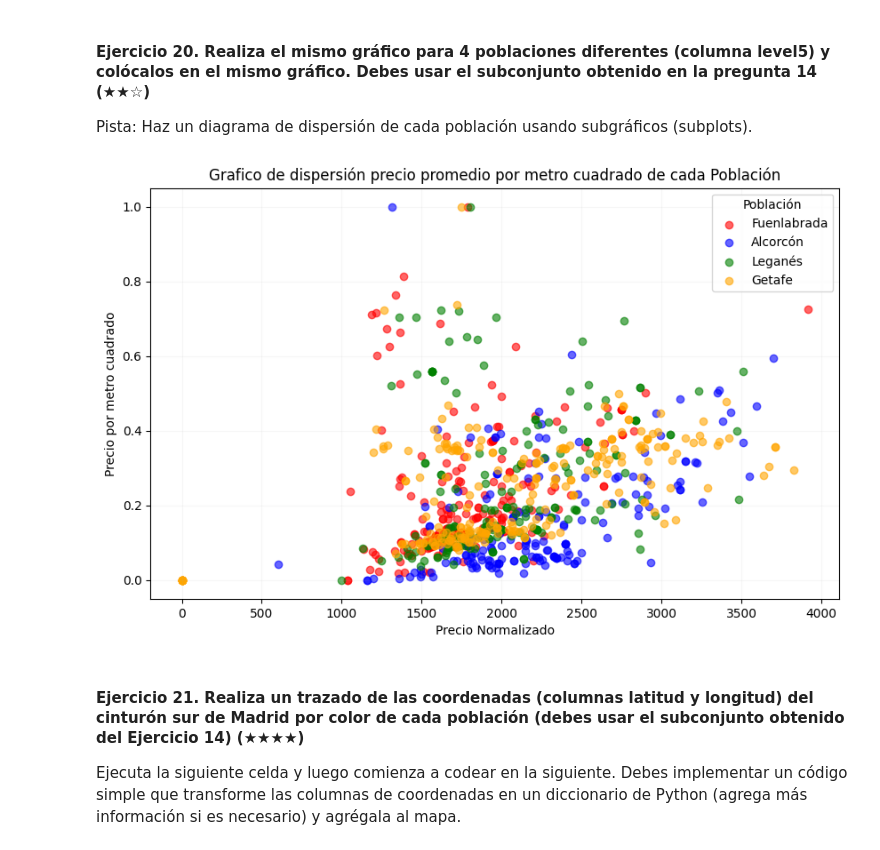
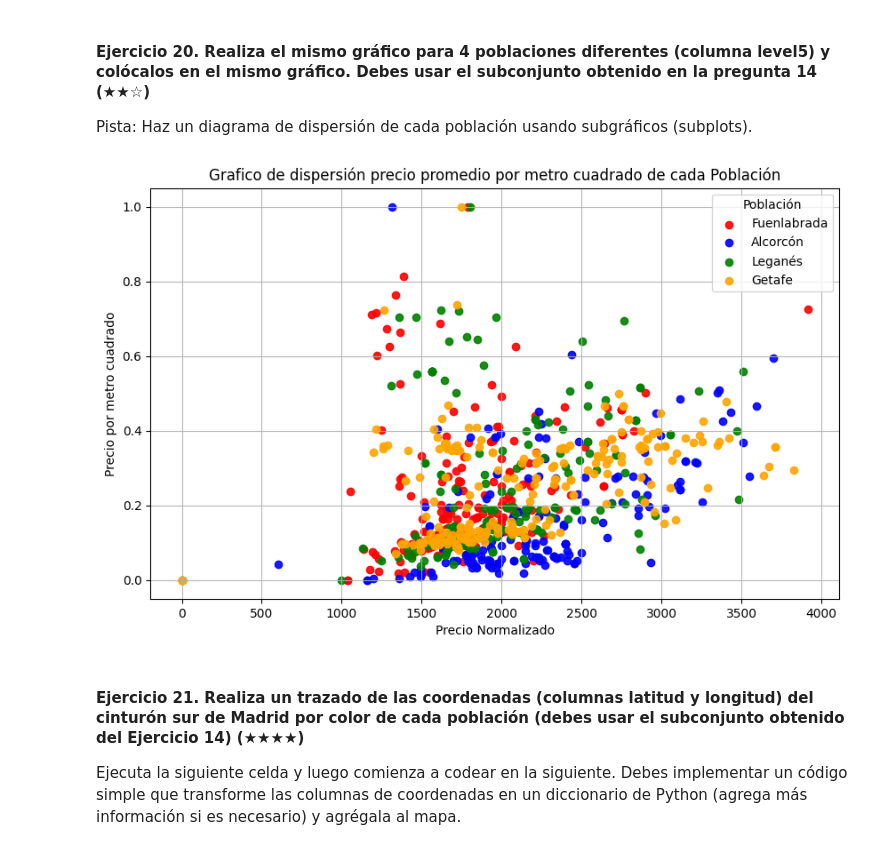
Before and after one commit to diegomacaya/realestate-datacleanup-exercise, a Jupyter notebook: project.es.ipynb, the cells around one changed output. Drawn from its saved outputs; the diff is of its cells as text; code cells hidden in the pictures.

```diff
--- a/project.es.ipynb
+++ b/project.es.ipynb
@@ -491,32 +491,32 @@ Pista: Haz un diagrama de dispersión de cada población usando subgráficos (su
 # %%
 cinturon_sur
 level5_cs = cinturon_sur[['level5','price','pps']].copy()
 level5_cs['precio_norm'] = level5_cs.groupby('level5')['price'].transform(lambda x: (x - x.min()) / (x.max() - x.min()))
 
 #level5_cs
 
 # Crear histograma para cada población
 plt.figure(figsize=(10, 6))
 
 # Colores y etiquetas por población
 colores = ['red', 'blue', 'green', 'orange']
 poblaciones = level5_cs['level5'].unique()
 
 for i, poblacion in enumerate(poblaciones):
     subset = level5_cs[level5_cs['level5'] == poblacion]
-    plt.scatter(subset["pps"], subset["precio_norm"], color=colores[i], alpha=0.6, label=poblacion)
+    plt.scatter(subset["pps"], subset["precio_norm"], color=colores[i], alpha=0.9, label=poblacion)
 
 # Personalizar el gráfico
 plt.title('Grafico de dispersión precio promedio por metro cuadrado de cada Población')
 plt.xlabel('Precio Normalizado')
 plt.ylabel('Precio por metro cuadrado')
 plt.legend(title="Población")
-plt.grid(alpha=0.1)
+plt.grid(alpha=0.9)
 
 # Mostrar el gráfico
 plt.show()
 # %% [output]
-[figure, old version]
+[figure, new version]
 # %% [markdown]
 #### Ejercicio 21. Realiza un trazado de las coordenadas (columnas latitud y longitud) del cinturón sur de Madrid por color de cada población (debes usar el subconjunto obtenido del Ejercicio 14) (★★★★)
 
```
Also changed, not shown: parts of 2 cells of this notebook.
